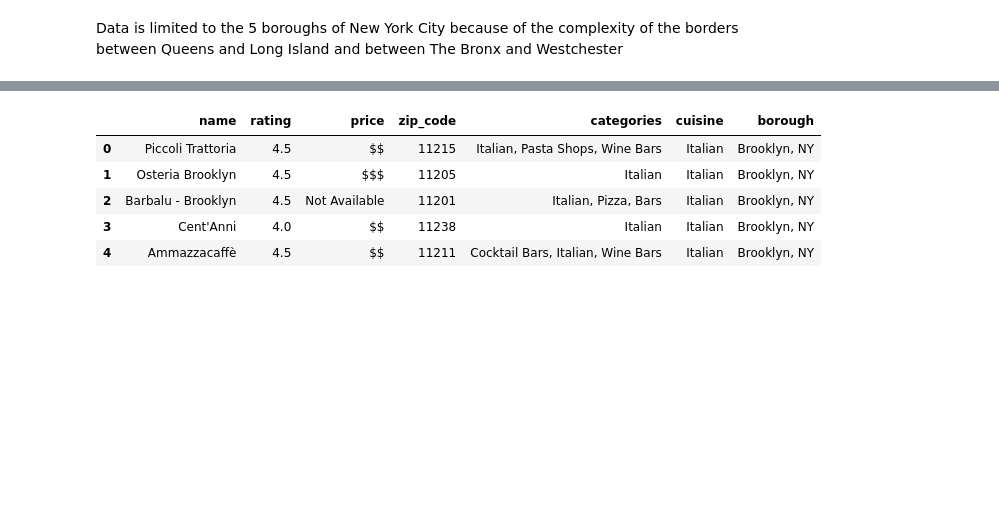
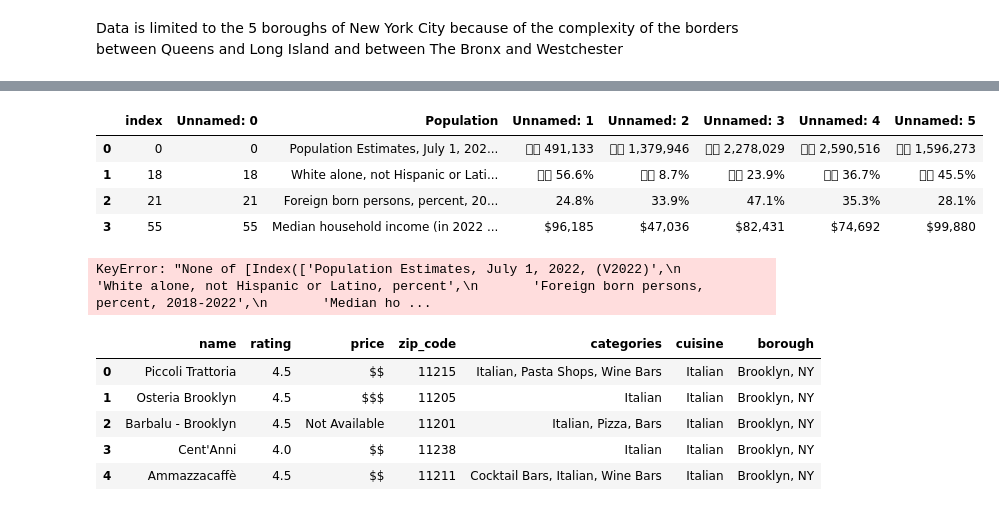
Before and after one commit to benbesthof/goodrestaurants, a Jupyter notebook: goodrestaurants.ipynb, the cells around one changed output, grey strips where cells are left out. Cells and saved outputs as stored; diff of their text form; code cells hidden in the pictures; blank space fills up the shorter version.

```diff
--- a/goodrestaurants.ipynb
+++ b/goodrestaurants.ipynb
@@ -22,0 +52,15 @@ race[0]
+# %%
+predictors =  ['Population Estimates, July 1, 2022, (V2022)', 'White alone, not Hispanic or Latino, percent', 'Foreign born persons, percent, 2018-2022', 'Median household income (in 2022 dollars), 2018-2022']
+#creating a a dataframe from quering a virtual table of our scraped data. creating location variable to join with
+
+dfboroughs.query('Population in ("Population Estimates, July 1, 2022, (V2022)", "White alone, not Hispanic or Latino, percent", "Foreign born persons, percent, 2018-2022", "Median household income (in 2022 dollars), 2018-2022")').copy().reset_index()
+# %% [output]
+|  | index | Unnamed: 0 | Population | Unnamed: 1 | Unnamed: 2 | Unnamed: 3 | Unnamed: 4 | Unnamed: 5 |
+| 0 | 0 | 0 | Population Estimates, July 1, 202... |  491,133 |  1,379,946 |  2,278,029 |  2,590,516 |  1,596,273 |
+| 1 | 18 | 18 | White alone, not Hispanic or Lati... |  56.6% |  8.7% |  23.9% |  36.7% |  45.5% |
+| 2 | 21 | 21 | Foreign born persons, percent, 20... | 24.8% | 33.9% | 47.1% | 35.3% | 28.1% |
+| 3 | 55 | 55 | Median household income (in 2022 ... | $96,185 | $47,036 | $82,431 | $74,692 | $99,880 |
+# %%
+predictors =  ['Population Estimates, July 1, 2022, (V2022)', 'White alone, not Hispanic or Latino, percent', 'Foreign born persons, percent, 2018-2022', 'Median household income (in 2022 dollars), 2018-2022']
+# %% [output]
+KeyError: "None of [Index(['Population Estimates, July 1, 2022, (V2022)',\n       'White alone, not Hispanic or Latino, percent',\n       'Foreign born persons, percent, 2018-2022',\n       'Median ho ...
```
Also changed, not shown: parts of 8 cells of this notebook, 2 other files.
